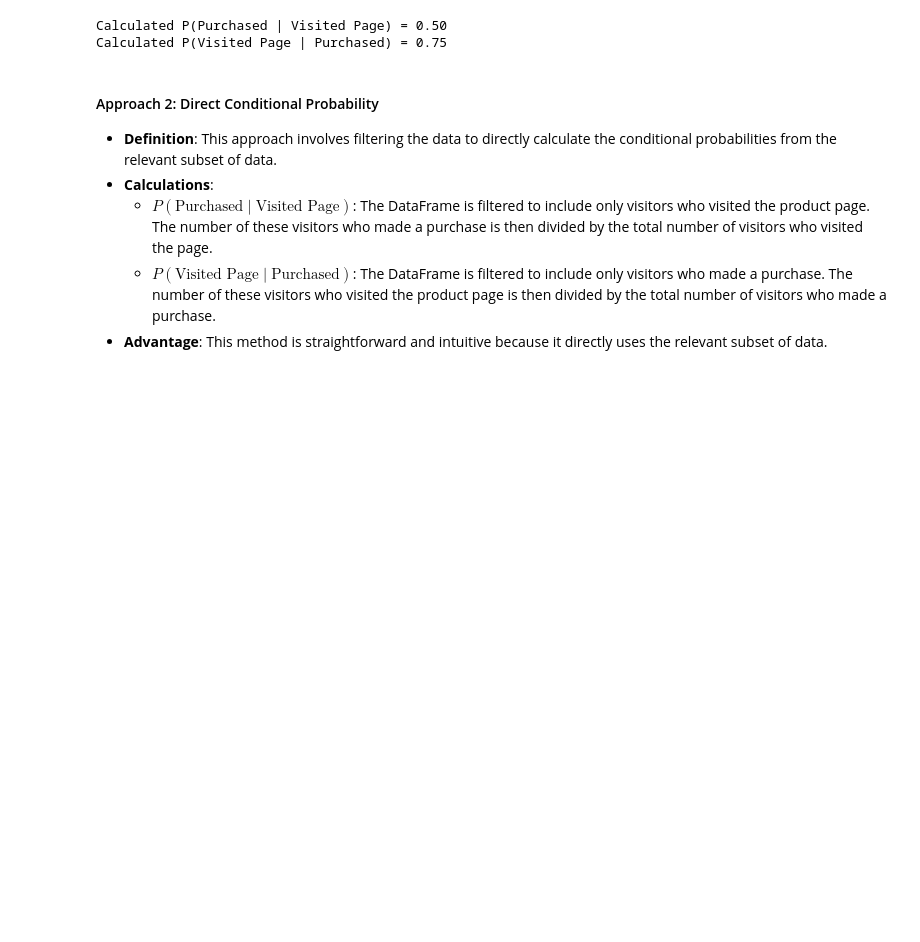
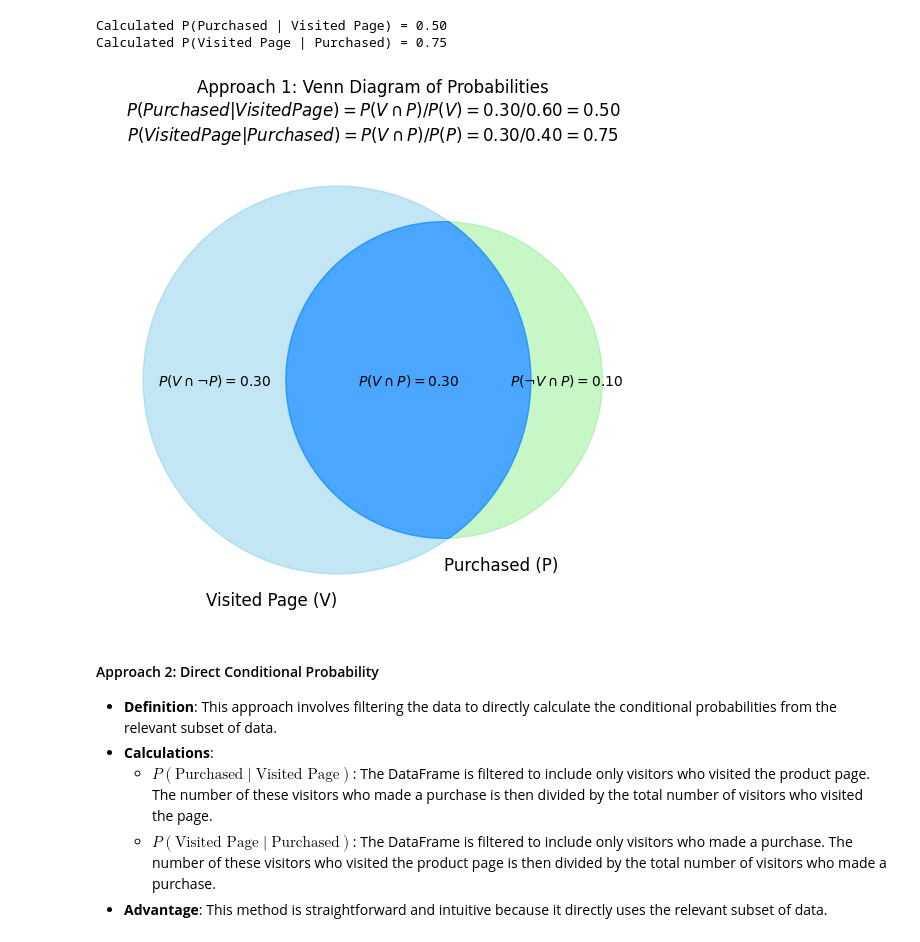
Before and after one commit to snowch/learn_probability, a Jupyter notebook: chapter_04.ipynb, the cells around one changed output. Cells and saved outputs as stored; diff of their text form; code cells hidden in the pictures; blank space fills up the shorter version.

Commit message:
add visuals

```diff
--- a/chapter_04.ipynb
+++ b/chapter_04.ipynb
@@ -574,6 +578,42 @@ else:
 # %% [output]
 Calculated P(Purchased | Visited Page) = 0.50
 Calculated P(Visited Page | Purchased) = 0.75
+# %%
+# Visualization for Approach 1: Venn Diagram
+plt.figure(figsize=(8, 6))
+# Sizes: (Size of V only, Size of P only, Size of V & P)
+venn_diagram = venn2(subsets=(round(P_visited - P_visited_and_purchased, 2),
+                              round(P_purchased - P_visited_and_purchased, 2),
+                              round(P_visited_and_purchased, 2)),
+                     set_labels=('Visited Page (V)', 'Purchased (P)'))
+
+if venn_diagram: # Check if venn_diagram was successfully created
+    # Color coding the areas
+    if venn_diagram.get_patch_by_id('10'): # V only
+        venn_diagram.get_patch_by_id('10').set_alpha(0.5)
+        venn_diagram.get_patch_by_id('10').set_color('skyblue')
+    if venn_diagram.get_patch_by_id('01'): # P only
+        venn_diagram.get_patch_by_id('01').set_alpha(0.5)
+        venn_diagram.get_patch_by_id('01').set_color('lightgreen')
+    if venn_diagram.get_patch_by_id('11'): # V and P
+        venn_diagram.get_patch_by_id('11').set_alpha(0.8)
+        venn_diagram.get_patch_by_id('11').set_color('dodgerblue')
+
+    # Setting text for each area
+    if venn_diagram.get_label_by_id('10'):
+      venn_diagram.get_label_by_id('10').set_text(f'$P(V \\cap \\neg P) = {P_visited - P_visited_and_purchased:.2f}$')
+    if venn_diagram.get_label_by_id('01'):
+      venn_diagram.get_label_by_id('01').set_text(f'$P(\\neg V \\cap P) = {P_purchased - P_visited_and_purchased:.2f}$')
+    if venn_diagram.get_label_by_id('11'):
+      venn_diagram.get_label_by_id('11').set_text(f'$P(V \\cap P) = {P_visited_and_purchased:.2f}$')
+
+
+plt.title('Approach 1: Venn Diagram of Probabilities\n'
+          f'$P(Purchased | Visited Page) = P(V \\cap P) / P(V) = {P_visited_and_purchased:.2f} / {P_visited:.2f} = {P_purchased_given_visited:.2f}$\n'
+          f'$P(Visited Page | Purchased) = P(V \\cap P) / P(P) = {P_visited_and_purchased:.2f} / {P_purchased:.2f} = {P_visited_given_purchased:.2f}$')
+plt.show()
+# %% [output]
+[figure, added]
 # %% [markdown]
 #### Approach 2: Direct Conditional Probability
 
```
Also changed, not shown: parts of 3 cells of this notebook.
